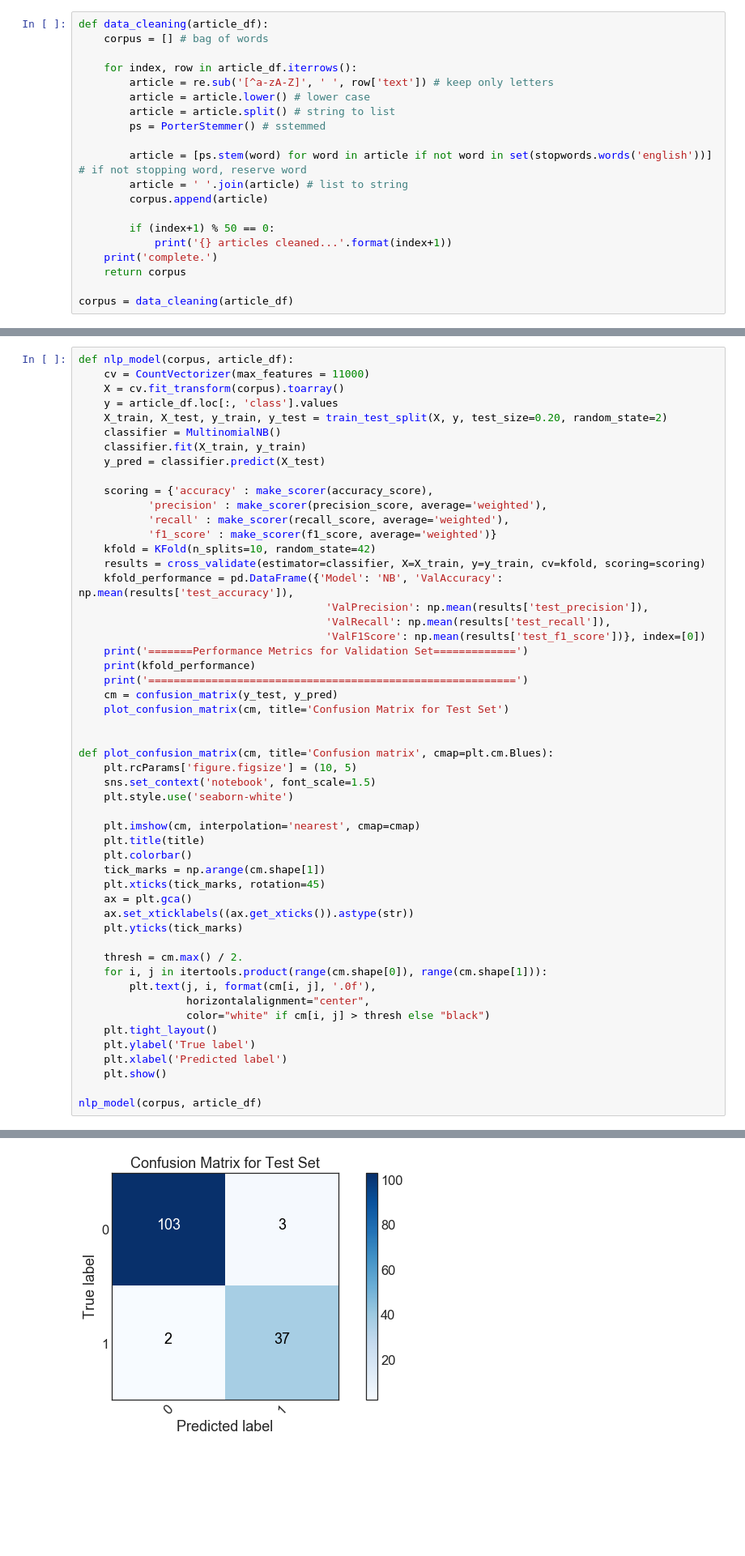
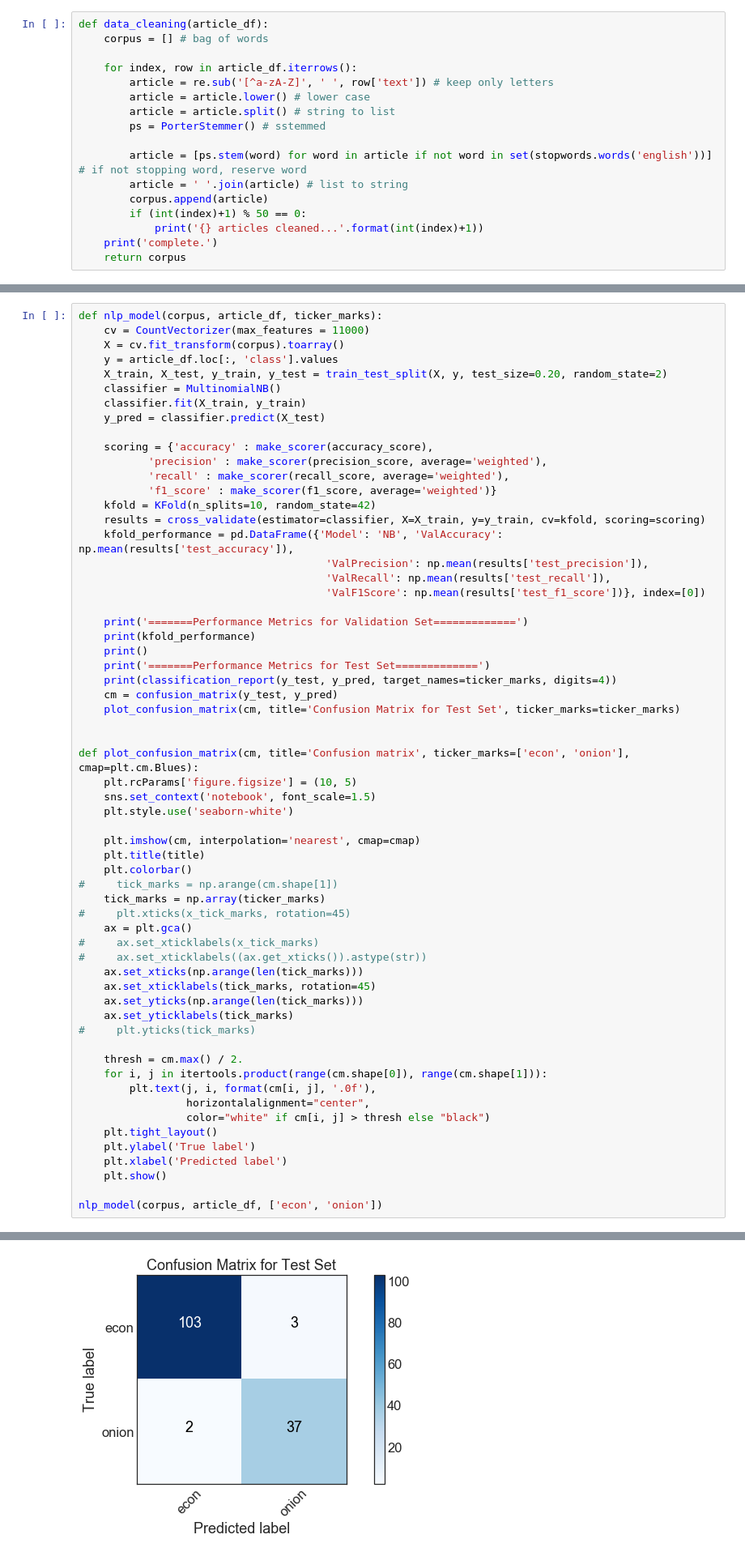
Before and after one commit to bondxue/FRE-7871-News-Analytics-and-Machine-Learning, a Jupyter notebook: HW1/HW1.ipynb, the cells around one changed output, grey strips where cells are left out. Shown: that part at 81% size. Cells and saved outputs as stored; diff of their text form; blank space fills up the shorter version.

```diff
--- a/HW1/HW1.ipynb
+++ b/HW1/HW1.ipynb
@@ -100,10 +100,7 @@ def data_cleaning(article_df):
         article = [ps.stem(word) for word in article if not word in set(stopwords.words('english'))] # if not stopping word, reserve word
         article = ' '.join(article) # list to string
         corpus.append(article)
-
-        if (index+1) % 50 == 0:
-            print('{} articles cleaned...'.format(index+1))
+        if (int(index)+1) % 50 == 0:
+            print('{} articles cleaned...'.format(int(index)+1))
     print('complete.')
     return corpus
-
-corpus = data_cleaning(article_df)
@@ -128,7 +140,7 @@ complete.
 + Evaluate classifier using 10-fold cross validation and report overall prediction **accuracy**, **precision**, **recall** and **F1** of each class for the ***validataion set***.
 + Summarize errors using a confusion matrix for the ***test set***.
 # %%
-def nlp_model(corpus, article_df):
+def nlp_model(corpus, article_df, ticker_marks):
     cv = CountVectorizer(max_features = 11000)
     X = cv.fit_transform(corpus).toarray()
     y = article_df.loc[:, 'class'].values
@@ -147,14 +159,17 @@ def nlp_model(corpus, article_df):
                                        'ValPrecision': np.mean(results['test_precision']),
                                        'ValRecall': np.mean(results['test_recall']),
                                        'ValF1Score': np.mean(results['test_f1_score'])}, index=[0])
+
     print('=======Performance Metrics for Validation Set=============')
     print(kfold_performance)
-    print('==========================================================')
+    print()
+    print('=======Performance Metrics for Test Set=============')
+    print(classification_report(y_test, y_pred, target_names=ticker_marks, digits=4))
     cm = confusion_matrix(y_test, y_pred)
-    plot_confusion_matrix(cm, title='Confusion Matrix for Test Set')
+    plot_confusion_matrix(cm, title='Confusion Matrix for Test Set', ticker_marks=ticker_marks)
 
 
-def plot_confusion_matrix(cm, title='Confusion matrix', cmap=plt.cm.Blues):
+def plot_confusion_matrix(cm, title='Confusion matrix', ticker_marks=['econ', 'onion'], cmap=plt.cm.Blues):
     plt.rcParams['figure.figsize'] = (10, 5)
     sns.set_context('notebook', font_scale=1.5)
     plt.style.use('seaborn-white')
@@ -162,11 +177,17 @@ def plot_confusion_matrix(cm, title='Confusion matrix', cmap=plt.cm.Blues):
     plt.imshow(cm, interpolation='nearest', cmap=cmap)
     plt.title(title)
     plt.colorbar()
-    tick_marks = np.arange(cm.shape[1])
-    plt.xticks(tick_marks, rotation=45)
+#     tick_marks = np.arange(cm.shape[1])
+    tick_marks = np.array(ticker_marks)
+#     plt.xticks(x_tick_marks, rotation=45)
     ax = plt.gca()
-    ax.set_xticklabels((ax.get_xticks()).astype(str))
-    plt.yticks(tick_marks)
+#     ax.set_xticklabels(x_tick_marks)
+#     ax.set_xticklabels((ax.get_xticks()).astype(str))
+    ax.set_xticks(np.arange(len(tick_marks)))
+    ax.set_xticklabels(tick_marks, rotation=45)
+    ax.set_yticks(np.arange(len(tick_marks)))
+    ax.set_yticklabels(tick_marks)
+#     plt.yticks(tick_marks)
 
     thresh = cm.max() / 2.
     for i, j in itertools.product(range(cm.shape[0]), range(cm.shape[1])):
@@ -178,5 +199,5 @@ def plot_confusion_matrix(cm, title='Confusion matrix', cmap=plt.cm.Blues):
     plt.xlabel('Predicted label')
     plt.show()
 
-nlp_model(corpus, article_df)
+nlp_model(corpus, article_df, ['econ', 'onion'])
 # %% [output]
@@ -187 +223 @@ nlp_model(corpus, article_df)
-[figure, old version]
+[figure, new version]
```
Also changed, not shown: parts of 10 cells of this notebook.
